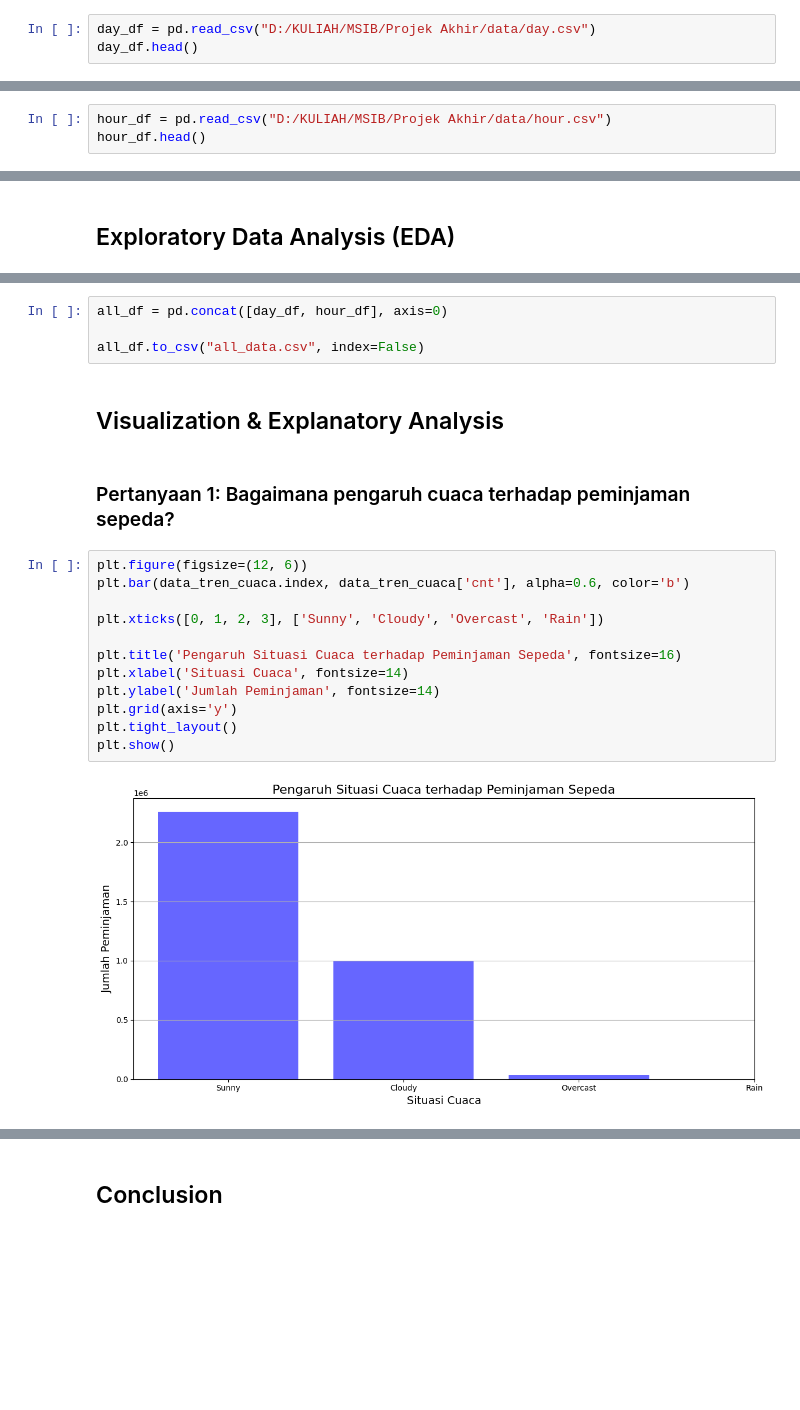
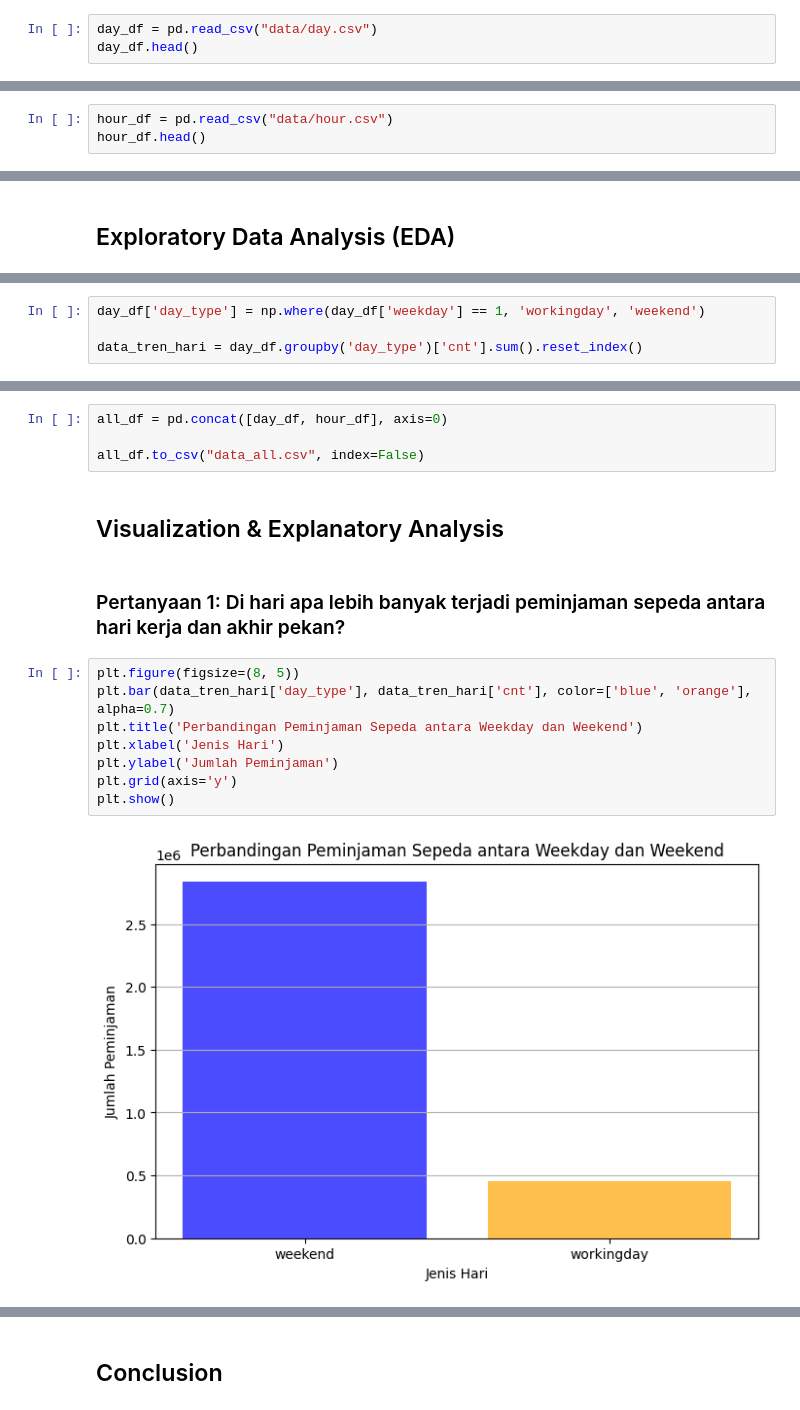
Before and after one commit to naliv23/proyek-analisis-data, a Jupyter notebook: notebook.ipynb, the cells around one changed output, grey strips where cells are left out. Saved outputs shown, nothing was run; the diff lists cells and outputs as text; blank space fills up the shorter version.

Commit message:
Projek Akhir

```diff
--- a/notebook.ipynb
+++ b/notebook.ipynb
@@ -21,7 +22,7 @@ from datetime import datetime
 # %% [markdown]
 ### Gathering Data
 # %%
-day_df = pd.read_csv("D:/KULIAH/MSIB/Projek Akhir/data/day.csv")
+day_df = pd.read_csv("data/day.csv")
 day_df.head()
 # %% [output]
 |  | instant | dteday | season | yr | mnth | holiday | weekday | workingday | weathersit | temp | ... |
@@ -31,7 +32,7 @@ day_df.head()
 | 3 | 4 | 2011-01-04 | 1 | 0 | 1 | 0 | 2 | 1 | 1 | 0.200000 | ... |
 | 4 | 5 | 2011-01-05 | 1 | 0 | 1 | 0 | 3 | 1 | 1 | 0.226957 | ... |
 # %%
-hour_df = pd.read_csv("D:/KULIAH/MSIB/Projek Akhir/data/hour.csv")
+hour_df = pd.read_csv("data/hour.csv")
 hour_df.head()
 # %% [output]
 |  | instant | dteday | season | yr | mnth | hr | holiday | weekday | workingday | weathersit | ... |
@@ -207,0 +199,4 @@ data_tren_bulan = day_df.groupby(day_df['dteday'].dt.month).agg({
+# %%
+day_df['day_type'] = np.where(day_df['weekday'] == 1, 'workingday', 'weekend')
+
+data_tren_hari = day_df.groupby('day_type')['cnt'].sum().reset_index()
@@ -208,23 +211,19 @@ data_tren_bulan = day_df.groupby(day_df['dteday'].dt.month).agg({
 # %%
 all_df = pd.concat([day_df, hour_df], axis=0)
 
-all_df.to_csv("all_data.csv", index=False)
+all_df.to_csv("data_all.csv", index=False)
 # %% [markdown]
 ## Visualization & Explanatory Analysis
-# %% [markdown]
-### Pertanyaan 1: Bagaimana pengaruh cuaca terhadap peminjaman sepeda?
+# %% [markdown]
+### Pertanyaan 1: Di hari apa lebih banyak terjadi peminjaman sepeda antara hari kerja dan akhir pekan?
 # %%
-plt.figure(figsize=(12, 6))
-plt.bar(data_tren_cuaca.index, data_tren_cuaca['cnt'], alpha=0.6, color='b')
-
-plt.xticks([0, 1, 2, 3], ['Sunny', 'Cloudy', 'Overcast', 'Rain'])
-
-plt.title('Pengaruh Situasi Cuaca terhadap Peminjaman Sepeda', fontsize=16)
-plt.xlabel('Situasi Cuaca', fontsize=14)
-plt.ylabel('Jumlah Peminjaman', fontsize=14)
+plt.figure(figsize=(8, 5))
+plt.bar(data_tren_hari['day_type'], data_tren_hari['cnt'], color=['blue', 'orange'], alpha=0.7)
+plt.title('Perbandingan Peminjaman Sepeda antara Weekday dan Weekend')
+plt.xlabel('Jenis Hari')
+plt.ylabel('Jumlah Peminjaman')
 plt.grid(axis='y')
-plt.tight_layout()
 plt.show()
 # %% [output]
-[figure, old version]
+[figure, new version]
 # %% [markdown]
```
Also changed, not shown: parts of 11 cells of this notebook, 5 other files.
